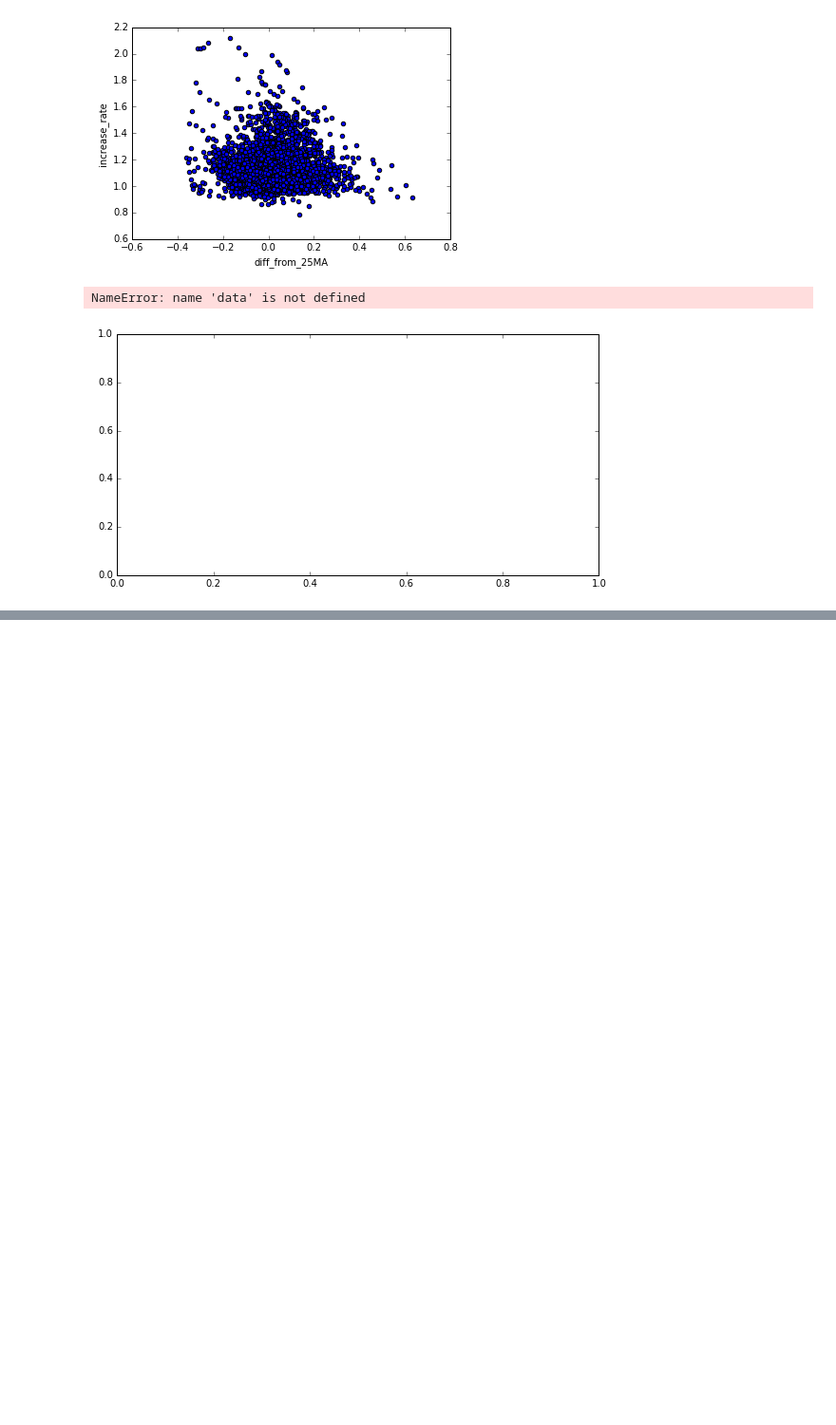
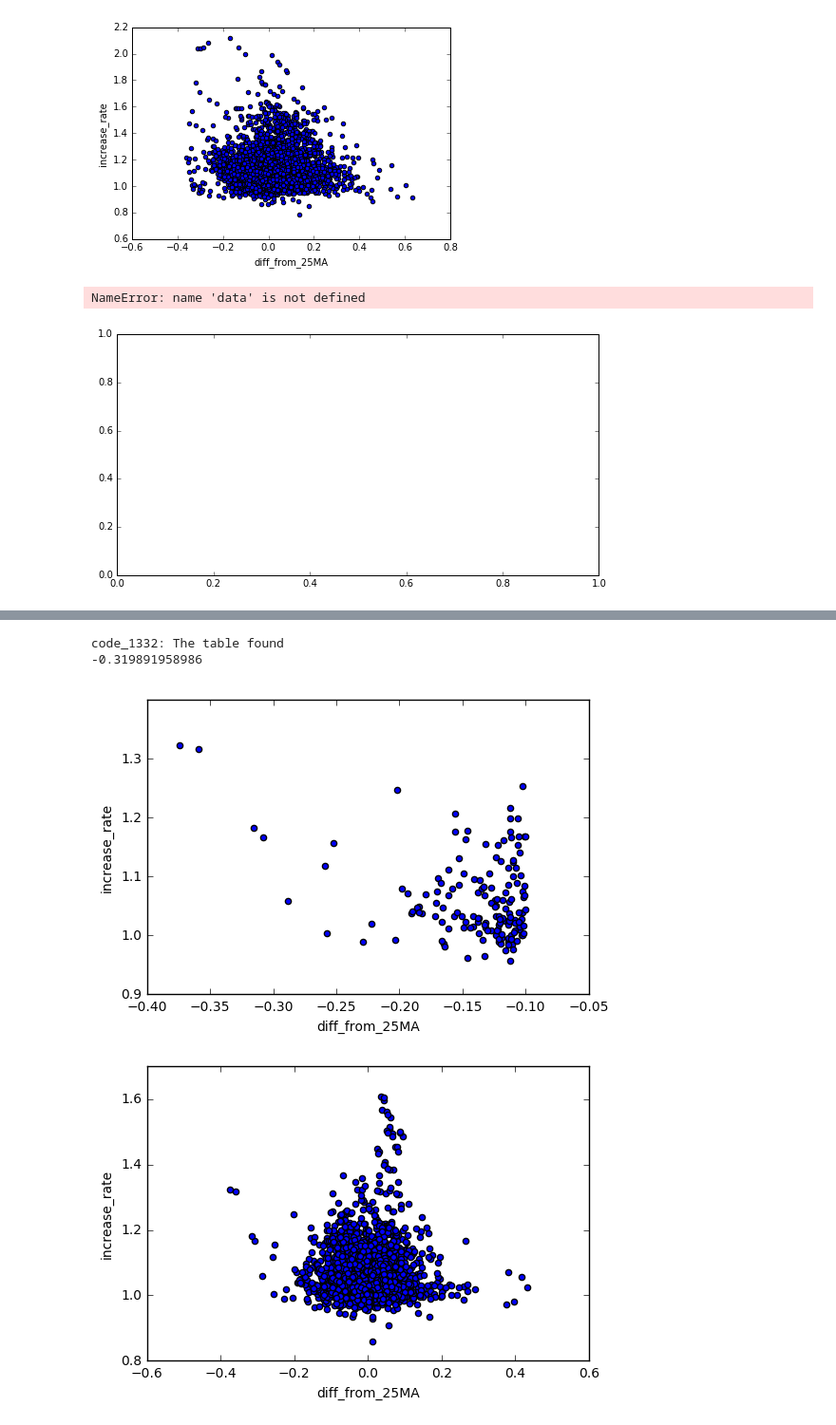
Before and after one commit to 5QgKxT2j/Stock_Analysis, a Jupyter notebook: correlation.ipynb, the cells around one changed output, grey strips where cells are left out. Shown at 95% size. Cells and saved outputs as stored; diff of their text form; code cells hidden in the pictures; blank space fills up the shorter version.

```diff
--- a/correlation.ipynb
+++ b/correlation.ipynb
@@ -132,0 +163,42 @@ NameError: name 'data' is not defined
+# %%
+corr_columns = ['code','correlation']
+result = pd.DataFrame(columns = corr_columns,)
+
+for code in brand_list['ccode'][1:2]:
+    db = DB(code)
+    data = db.read()
+
+    #indexをdatetime化
+    data['date'] = pd.to_datetime(data['date'])
+    data = data.set_index('date')
+
+    #乖離率と値上げの相関
+    columns = ['max_close','diff_from_25MA', 'increase_rate']
+    correlation = pd.DataFrame(columns = columns, )
+
+    #tmpdata={'max_close':[], 'diff_from_25MA':[], 'increase_rate':[]}
+    for date in data.index:
+    #    #print(date)
+        max_close = data['close'][date + offsets.Day(1):date + offsets.Day(30)].max()
+        diff_from_25MA = data['Diff_from_25MA'][date]
+        buy = data.ix[date:][1:2]['open']
+        if buy.size > 0:
+            buy = buy.values[0]
+            increase_rate = max_close/buy
+
+            correlation = correlation.append(pd.DataFrame([[max_close,diff_from_25MA,increase_rate]], columns=columns))
+
+    ax = correlation[correlation['diff_from_25MA'] < -0.1].plot.scatter(x = 'diff_from_25MA', y = 'increase_rate')
+    fig = ax.get_figure()
+    fig.savefig('./figure/{}_10%.png'.format(code))
+
+    ax = correlation.plot.scatter(x = 'diff_from_25MA', y = 'increase_rate')
+    fig = ax.get_figure()
+    fig.savefig('./figure/{}.png'.format(code))
+
+    print(correlation[correlation['diff_from_25MA'] < -0.1][['diff_from_25MA','increase_rate']].corr().ix[0,1])
+# %% [output]
+code_1332: The table found
+-0.319891958986
+[figure, added]
+[figure, added]
```
Also changed, not shown: parts of 5 cells of this notebook, 2 other files.
